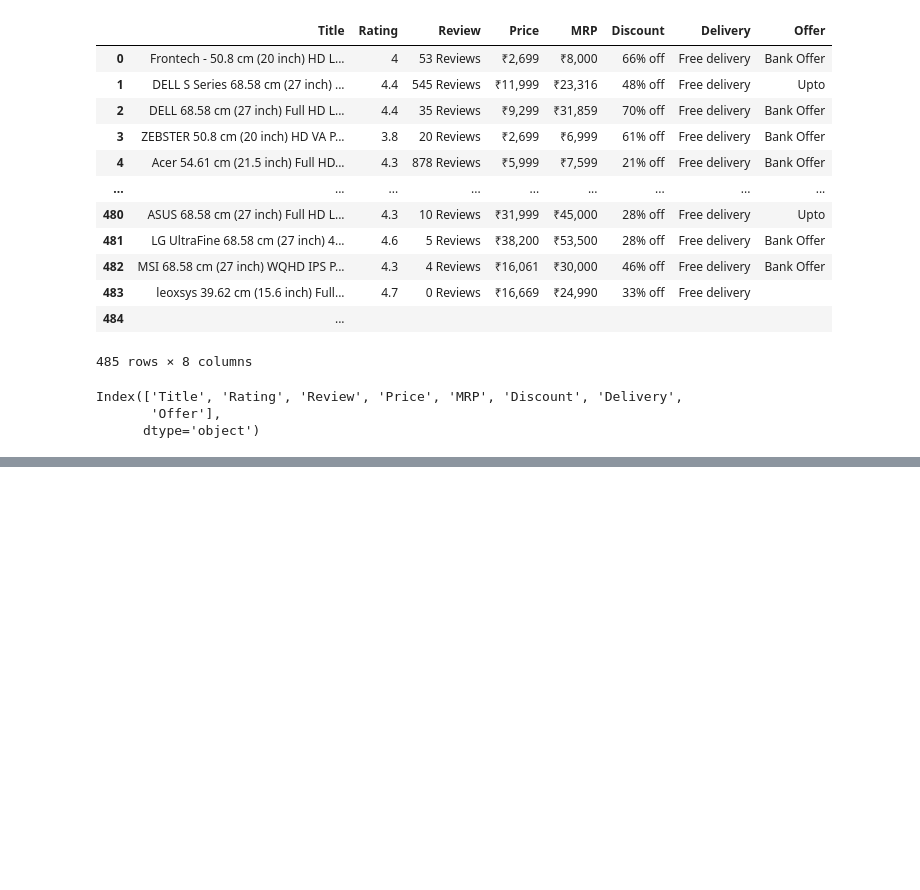
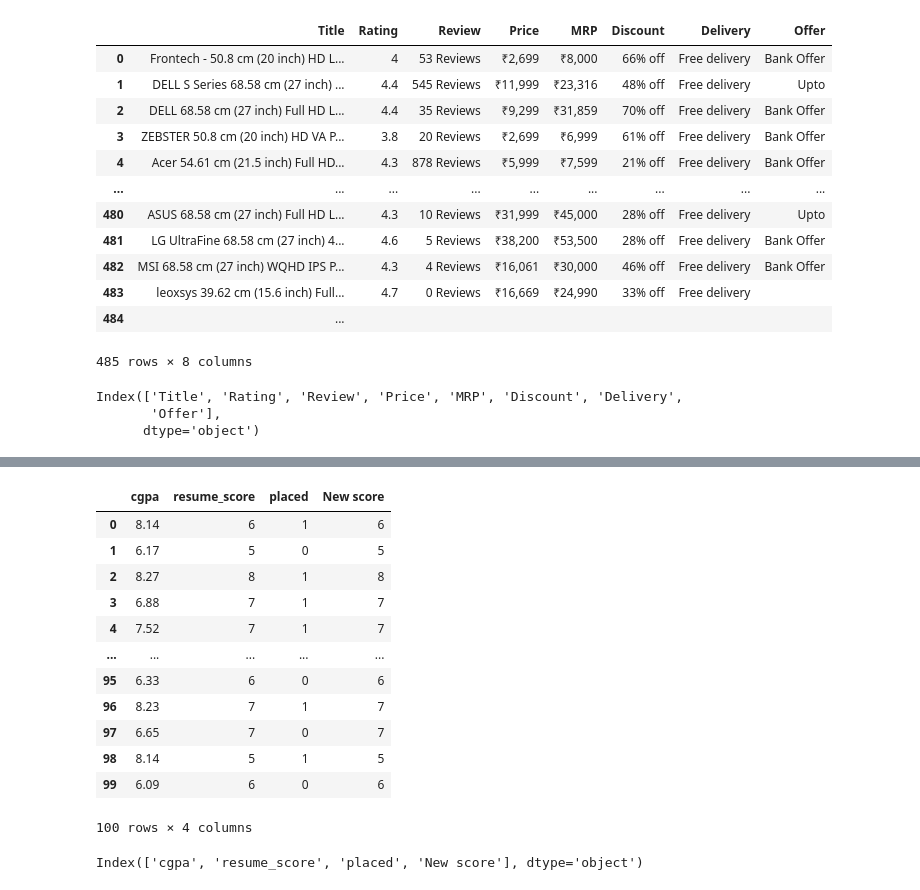
Before and after one commit to ashutosh414/Python-from-beginning, a Jupyter notebook: Day028_Pandas.ipynb, the cells around one changed output, grey strips where cells are left out. Saved outputs shown, nothing was run; the diff lists cells and outputs as text; code cells hidden in the pictures; blank space fills up the shorter version.

```diff
--- a/Day028_Pandas.ipynb
+++ b/Day028_Pandas.ipynb
@@ -366,0 +565,22 @@ fData1.to_csv('Day_028_Output_FlipkartMoniterData.csv',index=False)
+# %%
+# change data type of the column
+placemnt_copy_data['resume_score']=placemnt_copy_data['resume_score'].astype(int)
+placemnt_copy_data
+# %% [output]
+|  | cgpa | resume_score | placed | New score |
+| 0 | 8.14 | 6 | 1 | 6 |
+| 1 | 6.17 | 5 | 0 | 5 |
+| 2 | 8.27 | 8 | 1 | 8 |
+| 3 | 6.88 | 7 | 1 | 7 |
+| 4 | 7.52 | 7 | 1 | 7 |
+| ... | ... | ... | ... | ... |
+| 95 | 6.33 | 6 | 0 | 6 |
+| 96 | 8.23 | 7 | 1 | 7 |
+| 97 | 6.65 | 7 | 0 | 7 |
+| 98 | 8.14 | 5 | 1 | 5 |
+| 99 | 6.09 | 6 | 0 | 6 |
+100 rows × 4 columns
+# %%
+placemnt_copy_data.columns
+# %% [output]
+Index(['cgpa', 'resume_score', 'placed', 'New score'], dtype='object')
```
Also changed, not shown: parts of 43 cells of this notebook.
